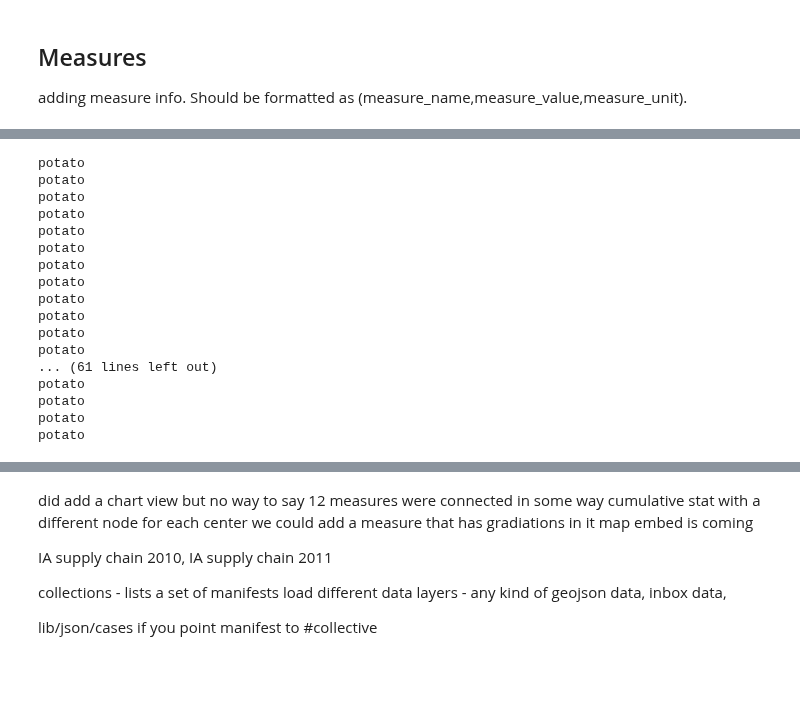
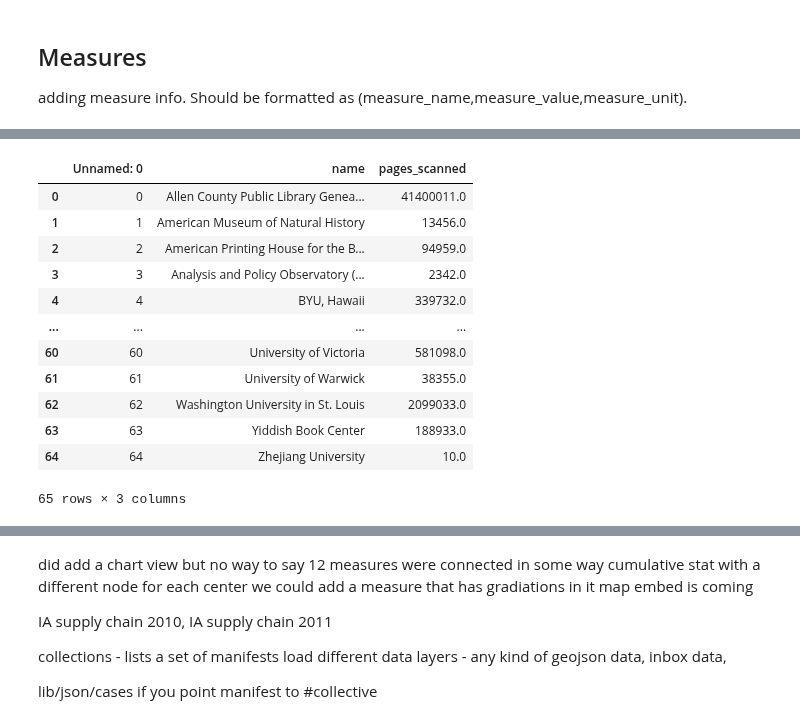
Before and after one commit to ers6/ia_scanning_labor_data, a Jupyter notebook: manifest-records/ia-manifest.ipynb, the cells around one changed output, grey strips where cells are left out. Cells and saved outputs as stored; diff of their text form; code cells hidden in the pictures; blank space fills up the shorter version.

Commit message:
adding pages measure info

```diff
--- a/manifest-records/ia-manifest.ipynb
+++ b/manifest-records/ia-manifest.ipynb
@@ -286,36 +236,19 @@ for item in measures:
-# %%
-# total books scanned
-
-geocounts
-
-for i in range(len(manifest_df)):
-    for j in range(len(geocounts)):
-        if manifest_df.at[i, 'Name'] == geocounts.at[j,'name']:
-            measure_text = "(books_scanned,"+ str(geocounts.at[j,'total_scans'])+ ",books),"
-            for item in measures:
-                if item['name'] == manifest_df.at[i, 'Name']:
-                    item['measure'] = item['measure'].append(measure_text)
-        else:
-            pass
-# %% [output]
-potato
-potato
-potato
-potato
-potato
-potato
-potato
-potato
-potato
-potato
-potato
-potato
-... (61 lines left out)
-potato
-potato
-potato
-potato
 # %%
 # total pages scanned
 
 pages = pd.read_csv("https://raw.githubusercontent.com/ers6/ia_scanning_labor_data/refs/heads/main/metadata-analysis/metadata-records-analysis-csvs/total_pages_scanned_per_center.csv")
+pages
+# %% [output]
+|  | Unnamed: 0 | name | pages_scanned |
+| 0 | 0 | Allen County Public Library Genea... | 41400011.0 |
+| 1 | 1 | American Museum of Natural History | 13456.0 |
+| 2 | 2 | American Printing House for the B... | 94959.0 |
+| 3 | 3 | Analysis and Policy Observatory (... | 2342.0 |
+| 4 | 4 | BYU, Hawaii | 339732.0 |
+| ... | ... | ... | ... |
+| 60 | 60 | University of Victoria | 581098.0 |
+| 61 | 61 | University of Warwick | 38355.0 |
+| 62 | 62 | Washington University in St. Louis | 2099033.0 |
+| 63 | 63 | Yiddish Book Center | 188933.0 |
+| 64 | 64 | Zhejiang University | 10.0 |
+65 rows × 3 columns
```
Also changed, not shown: parts of 10 cells of this notebook.
